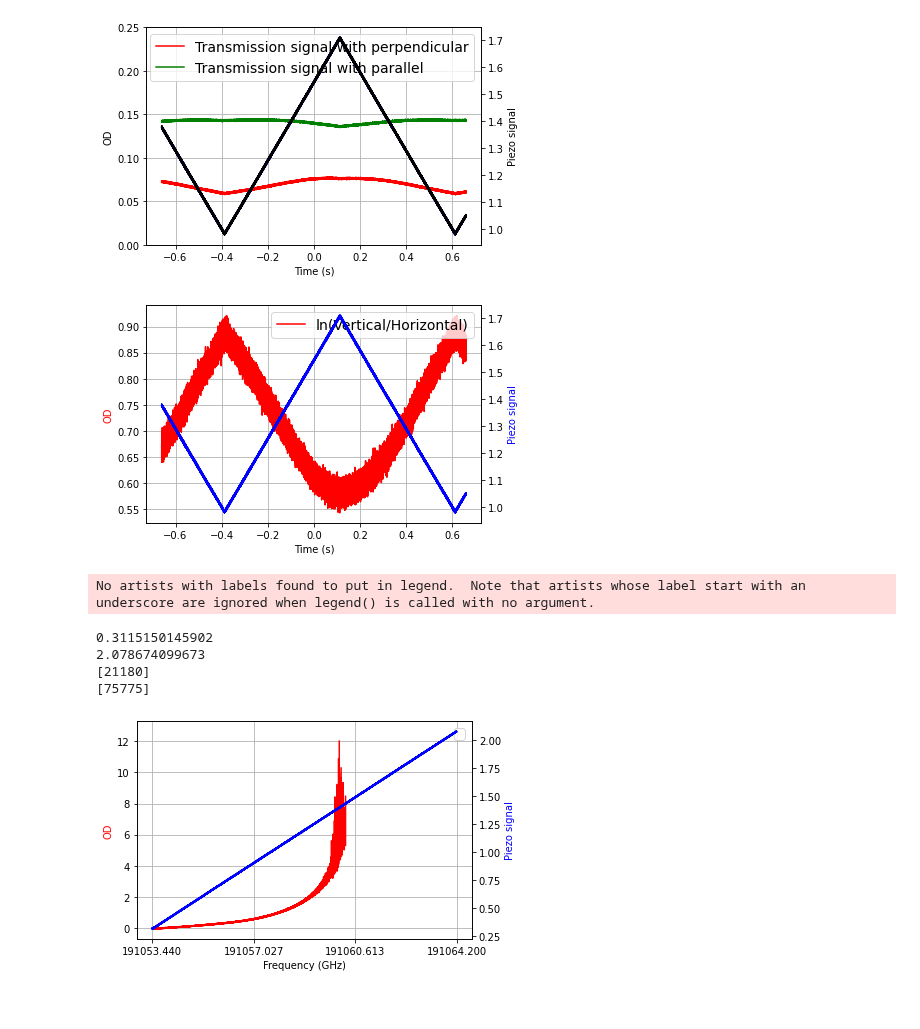
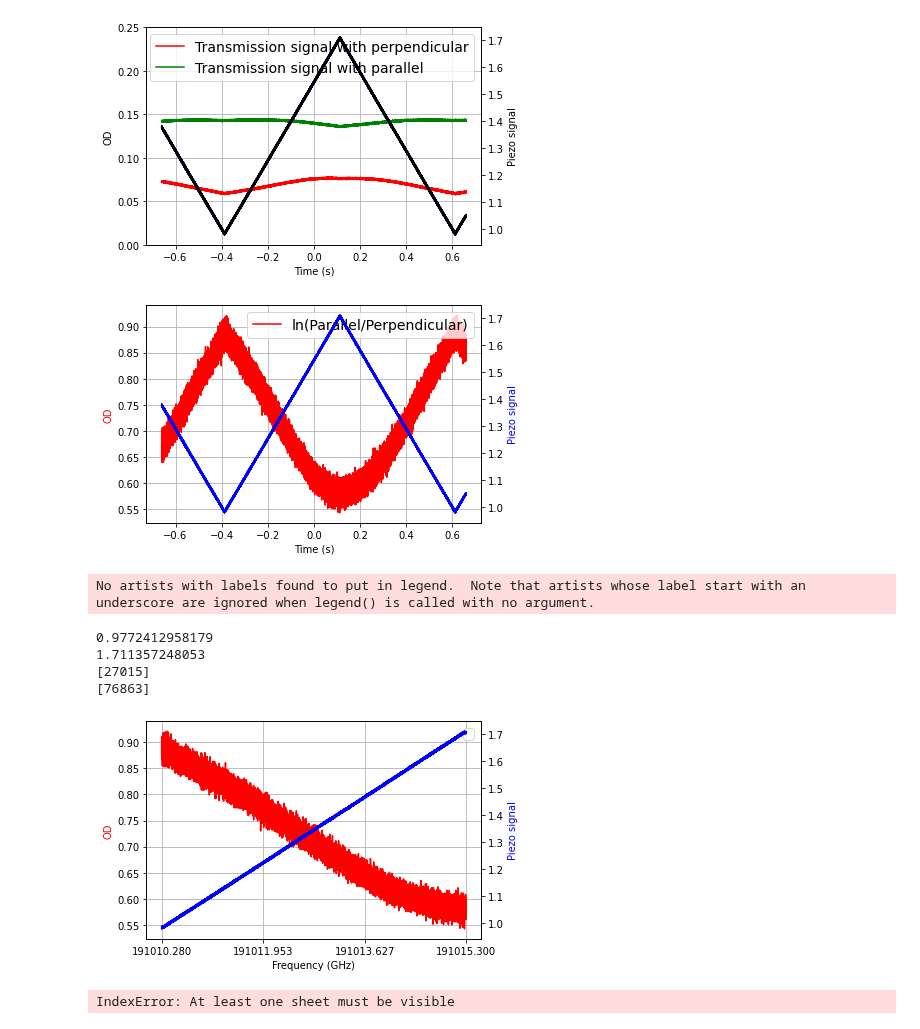
Before and after one commit to JUOM2016/Quick_cal_and_plotting, a Jupyter notebook: absorption_using_laser_quick_ref_check.ipynb, the cells around one changed output. Cells and saved outputs as stored; diff of their text form; code cells hidden in the pictures.

```diff
--- a/absorption_using_laser_quick_ref_check.ipynb
+++ b/absorption_using_laser_quick_ref_check.ipynb
@@ -11,8 +11,9 @@ import matplotlib.pyplot as plt
 from matplotlib.ticker import FormatStrFormatter
 import sys
 import statsmodels.api as sm
+import openpyxl
 
-dir = 'C:\\Users\\wj2002\\Dropbox (Heriot-Watt University Team)\\RES_EPS_Quantum_Photonics_Lab\\Experiments\\Current Experiments\\Broadband telecom quantum memories\\2022_PrYVO_Spectroscopy\\Infrared\\Laser Spectroscopy'
+dir = 'C:\\Users\\wj2002\\Dropbox (Heriot-Watt University Team)\\RES_EPS_Quantum_Photonics_Lab\\Experiments\\Current Experiments\\Broadband telecom quantum memories\\2022_PrYVO_Spectroscopy\\Infrared\\Laser Spectroscopy\\202211'
 folder = '191_01295'
 # Measured data through the crystal, the first one is horizontal polarised and the second one is vertical polarised
 files_data=['055.csv','010.csv']
@@ -93,7 +94,7 @@ else:
         fig, ax1 = plt.subplots()
         ax2 = ax1.twinx()
         #ax1.plot(Time, OD1, 'r-', label='ln(Vertical/Horizontal)')
-        ax1.plot(Time, OD, 'r-', label='ln(Vertical/Horizontal)')
+        ax1.plot(Time, OD, 'r-', label='ln(Parallel/Perpendicular)')
         #ax1.plot(Time, smoothed, 'g-')
         ax1.legend(loc='upper right',fontsize=14)
         ax2.plot(Time, Piezo_trigger_signal, 'b-')
@@ -105,7 +106,7 @@ else:
         ax1.grid(True)
         plt.show()
 # %% [output]
-[figure, old version]
+[figure, new version]
 # %%
 #This cell is used to calculate the scanning frequency range in one time period
 
@@ -121,19 +122,23 @@ print(loc_piezo_min[0])
 print(loc_piezo_max[0])
 num_of_one_piezo_period=loc_piezo_max[0]-loc_piezo_min[0]
 
-scanning_central_freq=191.05882 # Unit:THz
-scanning_amplitude=40 # Unite:V
-Piezo_slope=0.26898 # Unit: GHz/V; When the laser scanning offset is changed 1 V, the frequency will shift 0.26898 GHz (but need to check everytime)
+scanning_central_freq=191.01279 # Unit:THz
+scanning_amplitude=24 # Unite:V
+Piezo_slope=0.2092  # Unit: GHz/V; When the laser scanning offset is changed 1 V, the frequency will shift 0.26898 GHz (but need to check everytime)
 freq_low=scanning_central_freq*1e3-Piezo_slope*scanning_amplitude/2
 freq_high=scanning_central_freq*1e3+Piezo_slope*scanning_amplitude/2
 freq_scale=np.linspace(freq_low,freq_high,int(num_of_one_piezo_period))
+
+output_data=np.empty([len(freq_scale),2])
 
 if len(data[:,0]) != len(ref[:,0]):
         length_data=min(len(data[:,0]),len(ref[:,0]))
         Time=data[0:length_data,0]
         Piezo_trigger_signal=data[0:length_data,1]
-        normalised_data=data[0:length_data,2]/(data[0:length_data,3]*transmission_ratio)
-        normalised_ref=ref[0:length_data,2]/(ref[0:length_data,3]*reflection_ratio)
+        #normalised_data=data[0:length_data,2]/(data[0:length_data,3]*transmission_ratio)
+        #normalised_ref=ref[0:length_data,2]/(ref[0:length_data,3]*reflection_ratio)
+        normalised_data=data[0:length_data,2]/(data[0:length_data,3])
+        normalised_ref=ref[0:length_data,2]/(ref[0:length_data,3])
         OD=np.log(normalised_ref/normalised_data)
 
         fig, ax1 = plt.subplots()
@@ -151,37 +156,47 @@ if len(data[:,0]) != len(ref[:,0]):
         ax1.ticklabel_format(style='plain')
         ax1.xaxis.set_major_formatter(FormatStrFormatter('%.3f'))
 
         fig.patch.set_facecolor('white')
         ax1.grid(True)
         plt.show()
+
+
 else:
         Piezo_trigger_signal=data[:,1]
         Time=data[:,0]
-        normalised_data=data[:,2]/(data[:,3]*transmission_ratio)
-        normalised_ref=ref[:,2]/(ref[:,3]*reflection_ratio)
+        #normalised_data=data[0:length_data,2]/(data[0:length_data,3]*transmission_ratio)
+        #normalised_ref=ref[0:length_data,2]/(ref[0:length_data,3]*reflection_ratio)
+        normalised_data=data[0:length_data,2]/(data[0:length_data,3])
+        normalised_ref=ref[0:length_data,2]/(ref[0:length_data,3])
         OD=np.log(normalised_ref/normalised_data)
+        output_data[:,0]=freq_scale
+        output_data[:,1]=OD[int(loc_piezo_min[0]):int(loc_piezo_max[0])]
 
         fig, ax1 = plt.subplots()
         ax2 = ax1.twinx()
         ax1.plot(freq_scale, OD[int(loc_piezo_min[0]):int(loc_piezo_max[0])], 'r-')
         ax1.legend(loc='upper right',fontsize=14)
         ax2.plot(freq_scale, Piezo_trigger_signal[int(loc_piezo_min[0]):int(loc_piezo_max[0])], 'b-')
         ax1.set_xlabel('Frequency (GHz)')
         ax1.set_ylabel('OD', color='r')
         ax2.set_ylabel('Piezo signal', color='b')
         #ax1.set_ylim([0,0.18])
         #ax1.set_xlim([data[loc_piezo_min[0],0],data[loc_piezo_max[0],0]])
         xticks = np.linspace(freq_low, freq_high, 4)
         ax1.set_xticks(xticks)
         ax1.ticklabel_format(style='plain')
         ax1.xaxis.set_major_formatter(FormatStrFormatter('%.3f'))
         fig.patch.set_facecolor('white')
         ax1.grid(True)
         plt.show()
+
+        with pd.ExcelWriter('pandas_to_excel.xlsx',engine='openpyxl',mode='w') as writer:
+                output_data.to_excel(writer)
 # %% [output]
 No artists with labels found to put in legend.  Note that artists whose label start with an underscore are ignored when legend() is called with no argument.
-0.3115150145902
-2.078674099673
-[21180]
-[75775]
+0.9772412958179
+1.711357248053
+[27015]
+[76863]
-[figure, old version]
+[figure, new version]
+IndexError: At least one sheet must be visible
```
Also changed, not shown: 1 other file.
